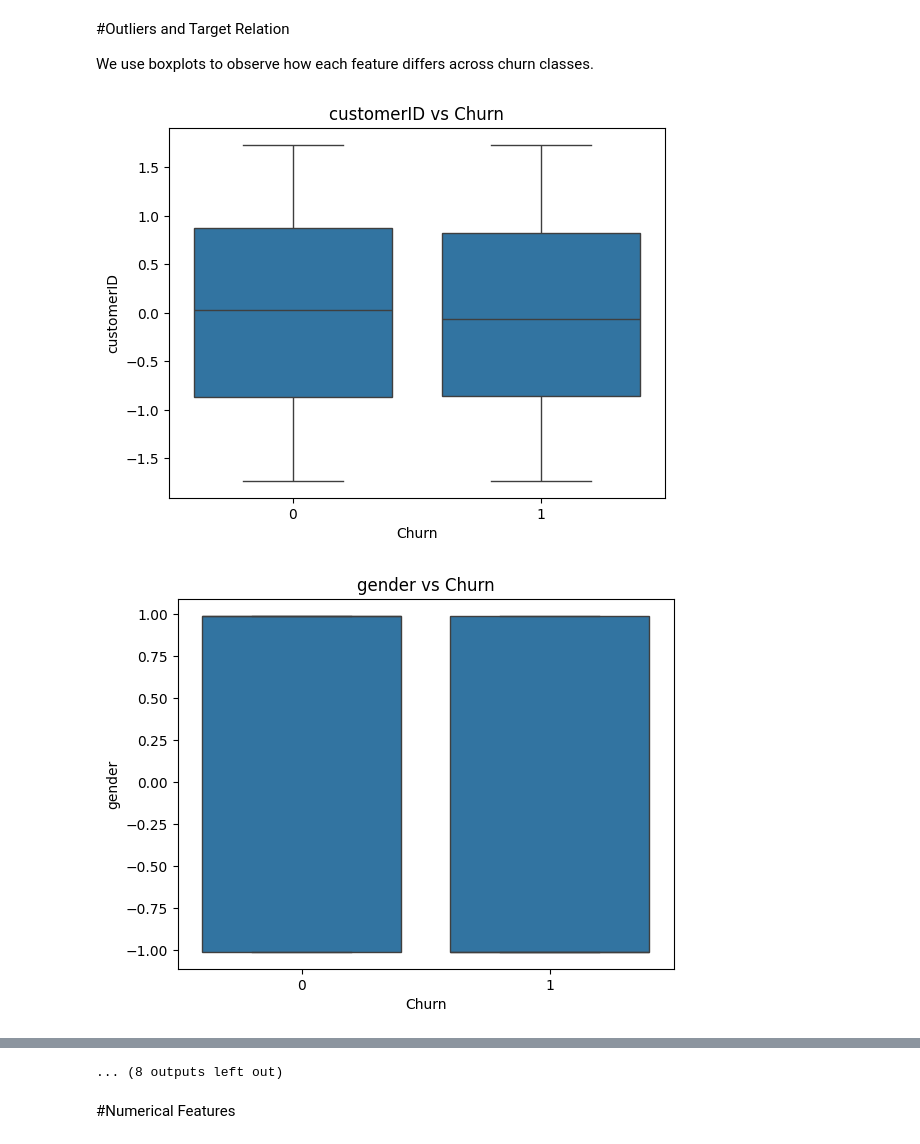
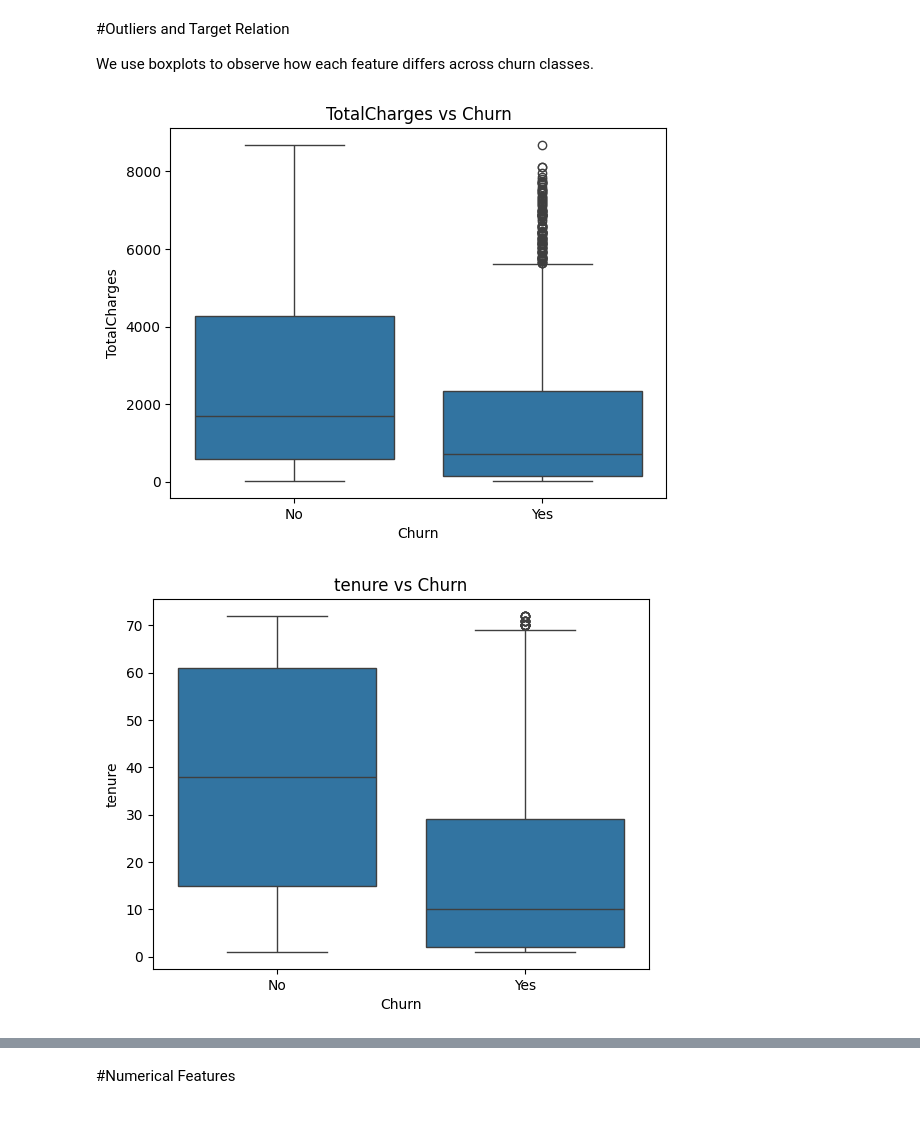
Before and after one commit to alrramezani/BUSINESS-DATA-ANALYTICS-PROJECT, a Jupyter notebook: notebooks/eda.ipynb, the cells around one changed output, grey strips where cells are left out. Cells and saved outputs as stored; diff of their text form; code cells hidden in the pictures.

```diff
--- a/notebooks/eda.ipynb
+++ b/notebooks/eda.ipynb
@@ -66,0 +69,8 @@ dtype: object
+# %%
+if 'customerID' in df.columns:
+  df.drop('customerID', axis=1, inplace=True)
+df.replace(" ", np.nan, inplace=True)
+df.dropna(inplace=True)
+df['TotalCharges'] = pd.to_numeric(df['TotalCharges'])
+
+df.head()
@@ -96,10 +93,11 @@ dtype: int64
 
 We use boxplots to observe how each feature differs across churn classes.
 # %%
+num_cols = ['TotalCharges', 'tenure', 'MonthlyCharges']
 for col in num_cols:
     sns.boxplot(x='Churn', y=col, data=df)
     plt.title(f"{col} vs Churn")
     plt.show()
 # %% [output]
-[figure, old version]
+[figure, new version]
-[figure, old version]
+[figure, new version]
@@ -116,4 +105,3 @@ for col in num_cols:
-... (8 outputs left out)
 # %% [markdown]
 #Numerical Features
 # %%
```
Also changed, not shown: parts of 15 cells of this notebook, 2 other files.
